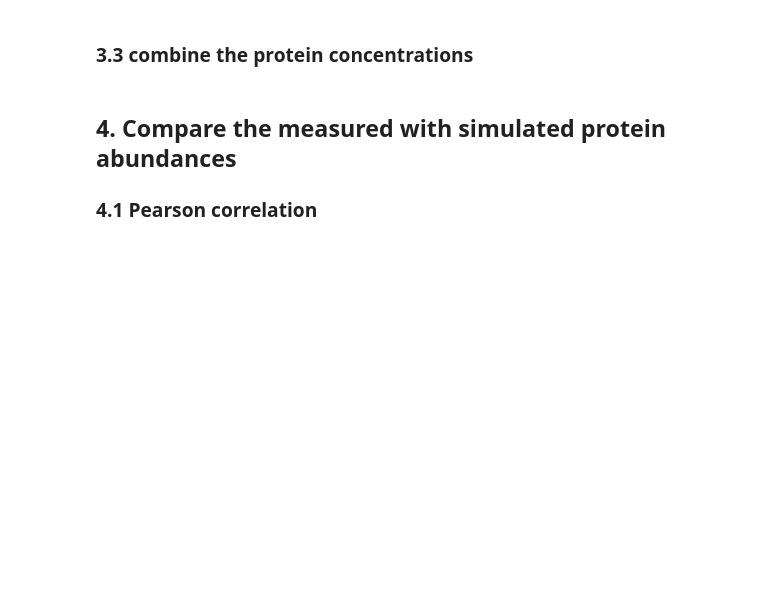
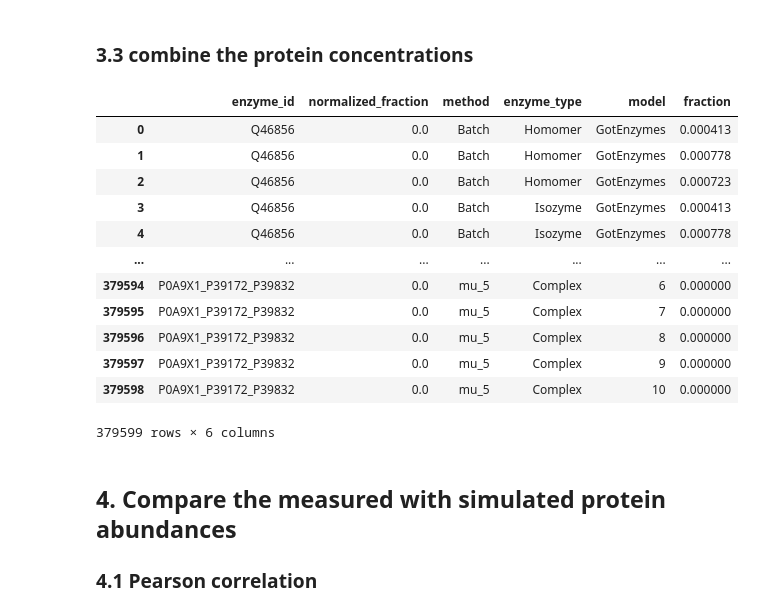
Before and after one commit to iAMB-RWTH-Aachen/PAMparametrizer, a Jupyter notebook: Scripts/i3_analysis/pam_parametrizer_validate_proteomics.ipynb, the cells around one changed output. Drawn from its saved outputs; the diff is of its cells as text; code cells hidden in the pictures; blank space fills up the shorter version.

```diff
--- a/Scripts/i3_analysis/pam_parametrizer_validate_proteomics.ipynb
+++ b/Scripts/i3_analysis/pam_parametrizer_validate_proteomics.ipynb
@@ -427,10 +425,23 @@ Done with setting up the proteome allocation model iML1515
 # %% [markdown]
 ### 3.3 combine the protein concentrations
 # %%
-all_proteins_long = pd.merge(prot_predicted_long, proteome_glc_long,
-                             left_on=['method', 'enzyme_id'],
-                             right_on = ['experiment', 'enzyme_id'], how = 'inner')
+all_proteins_long = pd.merge(prot_predicted_long, proteome_glc_long.rename({'experiment': 'method'}, axis = 1),
+                             on=['method', 'enzyme_id'], how = 'inner')
 all_proteins_long
+# %% [output]
+|  | enzyme_id | normalized_fraction | method | enzyme_type | model | fraction |
+| 0 | Q46856 | 0.0 | Batch | Homomer | GotEnzymes | 0.000413 |
+| 1 | Q46856 | 0.0 | Batch | Homomer | GotEnzymes | 0.000778 |
+| 2 | Q46856 | 0.0 | Batch | Homomer | GotEnzymes | 0.000723 |
+| 3 | Q46856 | 0.0 | Batch | Isozyme | GotEnzymes | 0.000413 |
+| 4 | Q46856 | 0.0 | Batch | Isozyme | GotEnzymes | 0.000778 |
+| ... | ... | ... | ... | ... | ... | ... |
+| 379594 | P0A9X1_P39172_P39832 | 0.0 | mu_5 | Complex | 6 | 0.000000 |
+| 379595 | P0A9X1_P39172_P39832 | 0.0 | mu_5 | Complex | 7 | 0.000000 |
+| 379596 | P0A9X1_P39172_P39832 | 0.0 | mu_5 | Complex | 8 | 0.000000 |
+| 379597 | P0A9X1_P39172_P39832 | 0.0 | mu_5 | Complex | 9 | 0.000000 |
+| 379598 | P0A9X1_P39172_P39832 | 0.0 | mu_5 | Complex | 10 | 0.000000 |
+379599 rows × 6 columns
 # %% [markdown]
 ## 4. Compare the measured with simulated protein abundances
 ### 4.1 Pearson correlation
```
Also changed, not shown: parts of 12 cells of this notebook, 1 other file.
